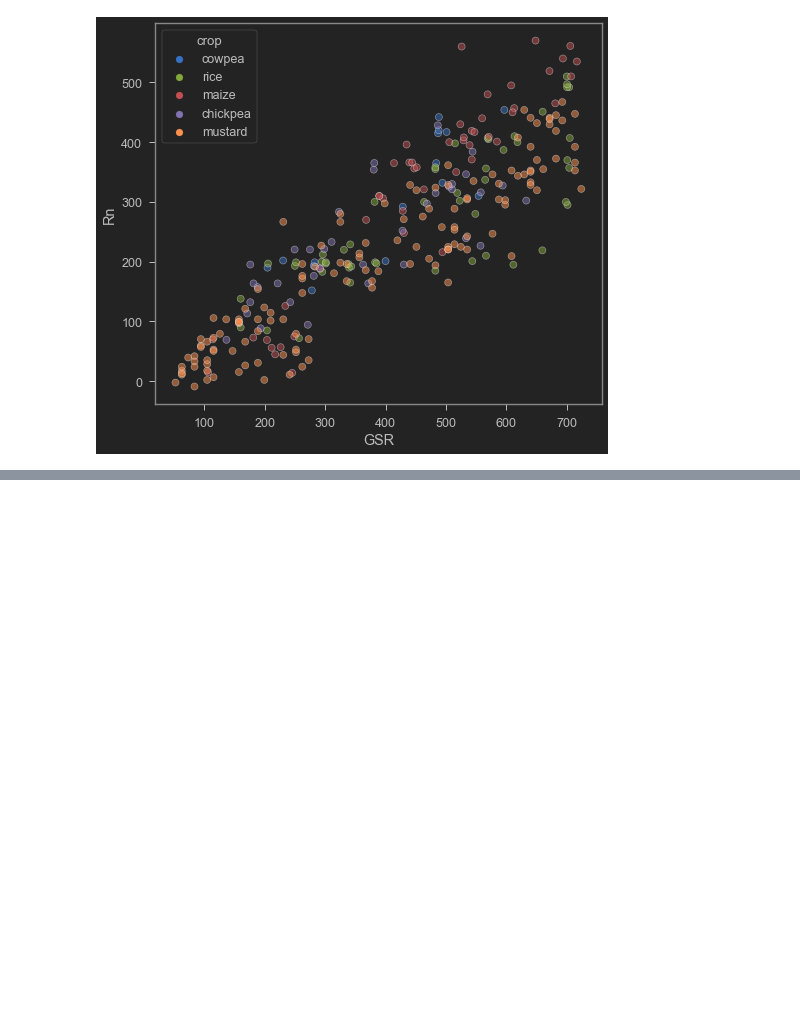
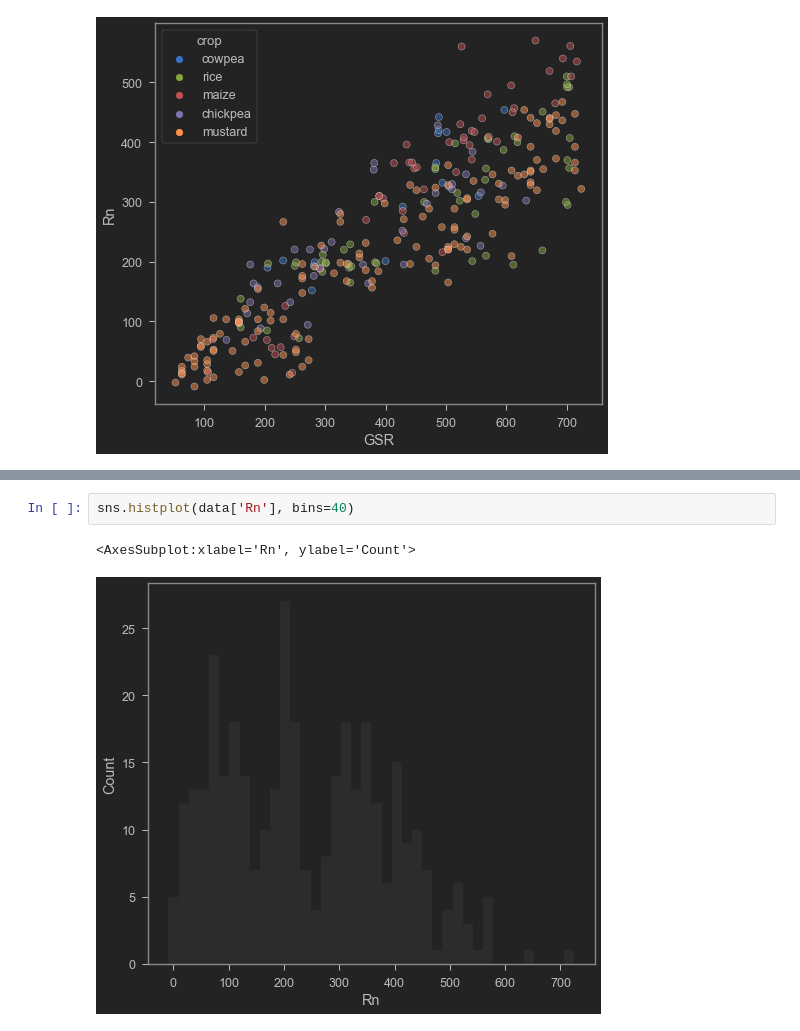
Before and after one commit to HimanshuMittal01/crop-radiation-prediction, a Jupyter notebook: notebooks/second_wave_visualize.ipynb, the cells around one changed output, grey strips where cells are left out. Saved outputs shown, nothing was run; the diff lists cells and outputs as text; blank space fills up the shorter version.

```diff
--- a/notebooks/second_wave_visualize.ipynb
+++ b/notebooks/second_wave_visualize.ipynb
@@ -73,0 +65,5 @@ sns.scatterplot(x='GSR', y='Rn', data=new_data, hue='crop', alpha=0.5)
+# %%
+sns.histplot(data['Rn'], bins=40)
+# %% [output]
+<AxesSubplot:xlabel='Rn', ylabel='Count'>
+[figure, added]
```
Also changed, not shown: parts of 6 cells of this notebook, 7 other files.
